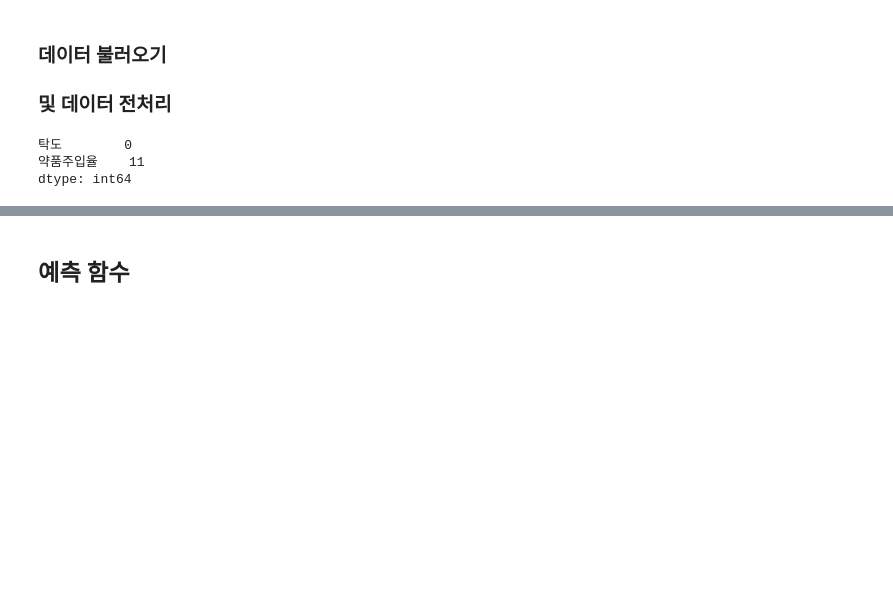
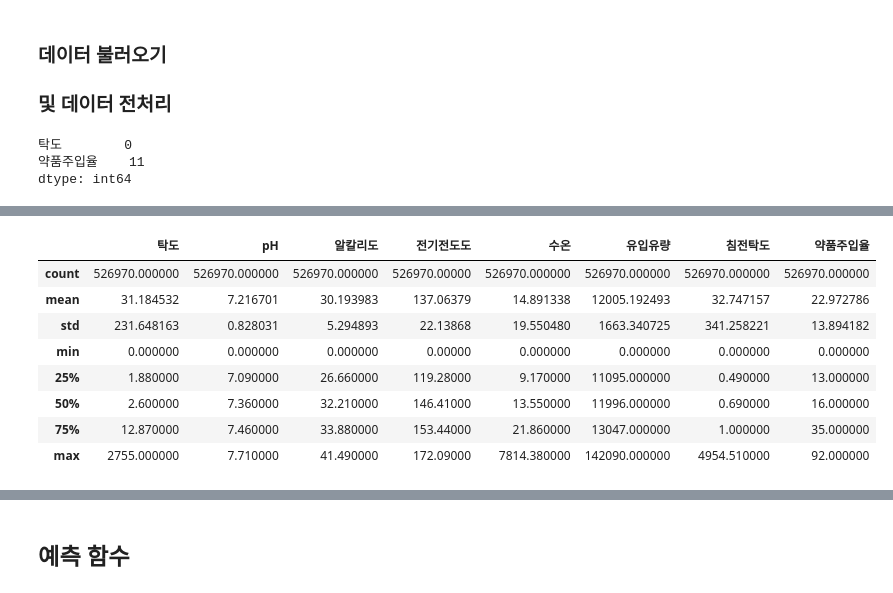
Before and after one commit to SANJEON/KPro_HB, a Jupyter notebook: 250428_streamlit/CA_Water.ipynb, the cells around one changed output, grey strips where cells are left out. Drawn from its saved outputs; the diff is of its cells as text; code cells hidden in the pictures; blank space fills up the shorter version.

```diff
--- a/250428_streamlit/CA_Water.ipynb
+++ b/250428_streamlit/CA_Water.ipynb
@@ -102,0 +87,12 @@ df_raw.describe()
+# %%
+df.describe()
+# %% [output]
+|  | 탁도 | pH | 알칼리도 | 전기전도도 | 수온 | 유입유량 | 침전탁도 | 약품주입율 |
+| count | 526970.000000 | 526970.000000 | 526970.000000 | 526970.00000 | 526970.000000 | 526970.000000 | 526970.000000 | 526970.000000 |
+| mean | 31.184532 | 7.216701 | 30.193983 | 137.06379 | 14.891338 | 12005.192493 | 32.747157 | 22.972786 |
+| std | 231.648163 | 0.828031 | 5.294893 | 22.13868 | 19.550480 | 1663.340725 | 341.258221 | 13.894182 |
+| min | 0.000000 | 0.000000 | 0.000000 | 0.00000 | 0.000000 | 0.000000 | 0.000000 | 0.000000 |
+| 25% | 1.880000 | 7.090000 | 26.660000 | 119.28000 | 9.170000 | 11095.000000 | 0.490000 | 13.000000 |
+| 50% | 2.600000 | 7.360000 | 32.210000 | 146.41000 | 13.550000 | 11996.000000 | 0.690000 | 16.000000 |
+| 75% | 12.870000 | 7.460000 | 33.880000 | 153.44000 | 21.860000 | 13047.000000 | 1.000000 | 35.000000 |
+| max | 2755.000000 | 7.710000 | 41.490000 | 172.09000 | 7814.380000 | 142090.000000 | 4954.510000 | 92.000000 |
```
Also changed, not shown: parts of 14 cells of this notebook, 2 other files.
